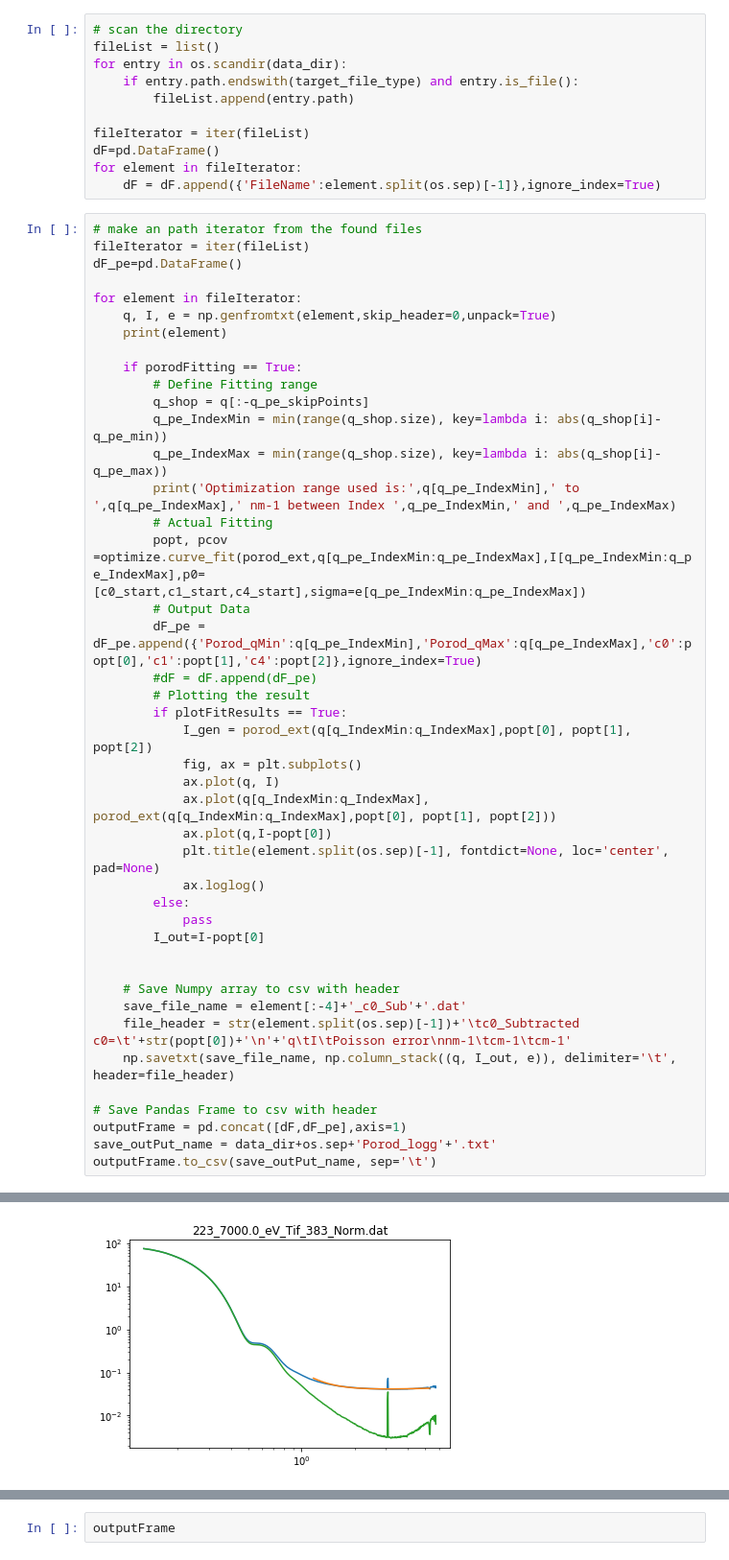
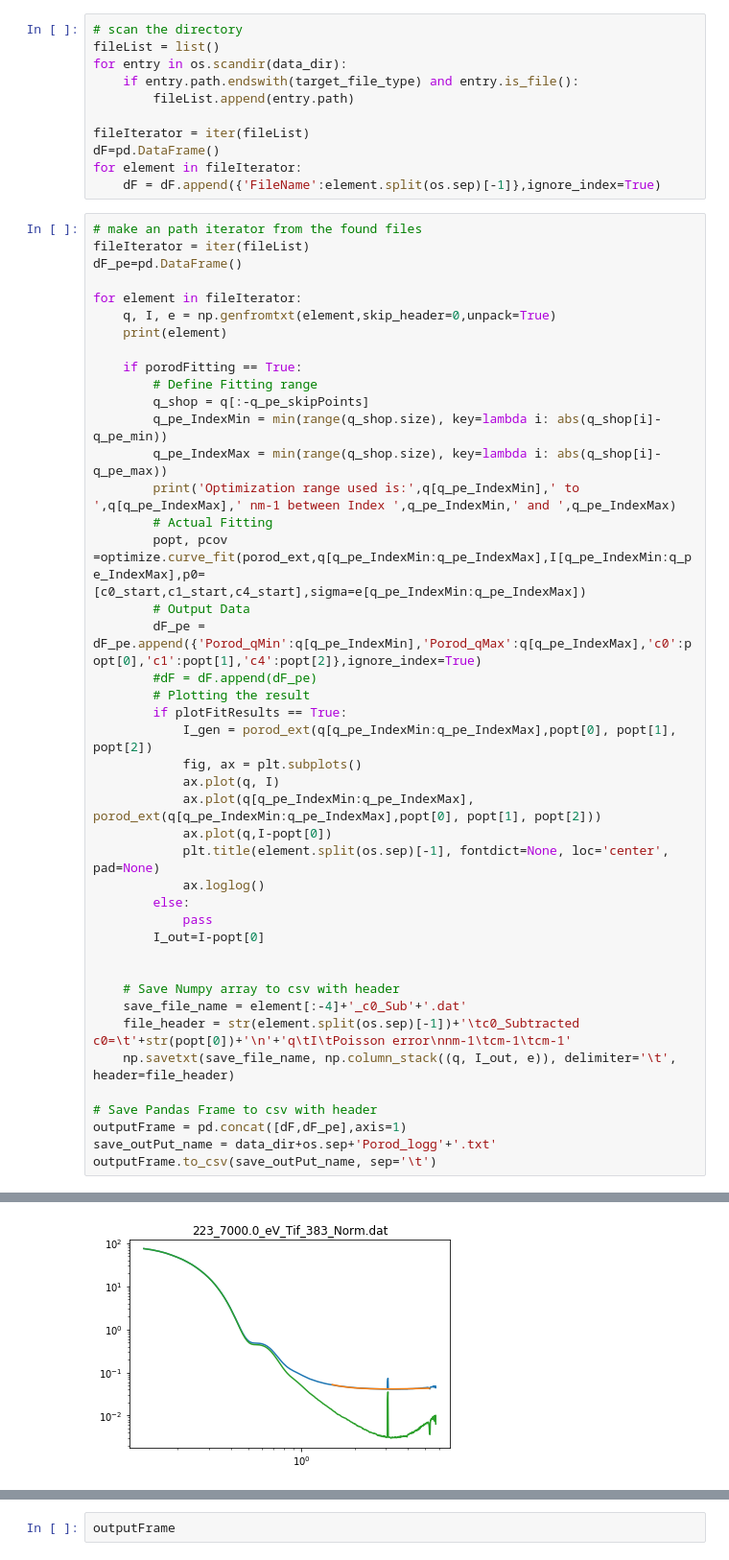
Before and after one commit to EikeGericke/pyASAXS, a Jupyter notebook: ASAXS_PorodSubtraction.ipynb, the cells around one changed output, grey strips where cells are left out. Shown at 96% size. Saved outputs shown, nothing was run; the diff lists cells and outputs as text.

```diff
--- a/ASAXS_PorodSubtraction.ipynb
+++ b/ASAXS_PorodSubtraction.ipynb
@@ -81,10 +81,10 @@ for element in fileIterator:
         #dF = dF.append(dF_pe)
         # Plotting the result
         if plotFitResults == True:
-            I_gen = porod_ext(q[q_IndexMin:q_IndexMax],popt[0], popt[1], popt[2])
+            I_gen = porod_ext(q[q_pe_IndexMin:q_pe_IndexMax],popt[0], popt[1], popt[2])
             fig, ax = plt.subplots()
             ax.plot(q, I)
-            ax.plot(q[q_IndexMin:q_IndexMax], porod_ext(q[q_IndexMin:q_IndexMax],popt[0], popt[1], popt[2]))
+            ax.plot(q[q_pe_IndexMin:q_pe_IndexMax], porod_ext(q[q_pe_IndexMin:q_pe_IndexMax],popt[0], popt[1], popt[2]))
             ax.plot(q,I-popt[0])
             plt.title(element.split(os.sep)[-1], fontdict=None, loc='center', pad=None)
             ax.loglog()
@@ -93,34 +93,34 @@ for element in fileIterator:
         I_out=I-popt[0]
 
 
     # Save Numpy array to csv with header
     save_file_name = element[:-4]+'_c0_Sub'+'.dat'
     file_header = str(element.split(os.sep)[-1])+'\tc0_Subtracted c0=\t'+str(popt[0])+'\n'+'q\tI\tPoisson error\nnm-1\tcm-1\tcm-1'
     np.savetxt(save_file_name, np.column_stack((q, I_out, e)), delimiter='\t', header=file_header)
 
 # Save Pandas Frame to csv with header
 outputFrame = pd.concat([dF,dF_pe],axis=1)
 save_outPut_name = data_dir+os.sep+'Porod_logg'+'.txt'
 outputFrame.to_csv(save_outPut_name, sep='\t')
 # %% [output]
 files\Data_for_ASAXS\Corrected_1D\223_TestPorod\223_10000.0_eV_Tif_509_Norm.dat
 Optimization range used is: 1.493399742514819  to  6.992165858510892  nm-1 between Index  65  and  338
 files\Data_for_ASAXS\Corrected_1D\223_TestPorod\223_7000.0_eV_Tif_383_Norm.dat
 Optimization range used is: 1.49656251723462  to  5.331604217676861  nm-1 between Index  97  and  369
 files\Data_for_ASAXS\Corrected_1D\223_TestPorod\223_8004.0_eV_Tif_401_Norm.dat
 Optimization range used is: 1.5016289965479652  to  6.096302347022435  nm-1 between Index  84  and  369
 files\Data_for_ASAXS\Corrected_1D\223_TestPorod\223_8239.0_eV_Tif_419_Norm.dat
 Optimization range used is: 1.4959307201048404  to  6.275285101550251  nm-1 between Index  81  and  369
 files\Data_for_ASAXS\Corrected_1D\223_TestPorod\223_8304.0_eV_Tif_437_Norm.dat
 Optimization range used is: 1.5077324421479668  to  6.324792181287166  nm-1 between Index  81  and  369
 files\Data_for_ASAXS\Corrected_1D\223_TestPorod\223_8324.0_eV_Tif_455_Norm.dat
 Optimization range used is: 1.494597714195556  to  6.340025807578536  nm-1 between Index  80  and  369
 files\Data_for_ASAXS\Corrected_1D\223_TestPorod\223_8330.0_eV_Tif_473_Norm.dat
 Optimization range used is: 1.4956758817160476  to  6.344599337576936  nm-1 between Index  80  and  369
 files\Data_for_ASAXS\Corrected_1D\223_TestPorod\223_8973.0_eV_Tif_491_Norm.dat
 Optimization range used is: 1.5026923474580565  to  6.834364574149555  nm-1 between Index  74  and  369
 [figure]
-[figure, old version]
+[figure, new version]
 [figure]
 [figure]
 [figure]
```
Also changed, not shown: 2 other files.
